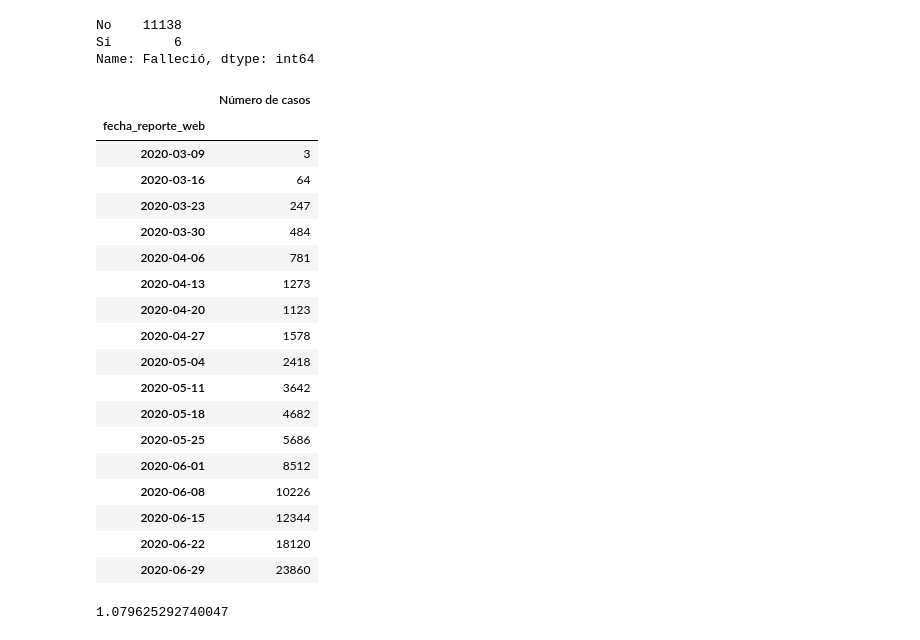
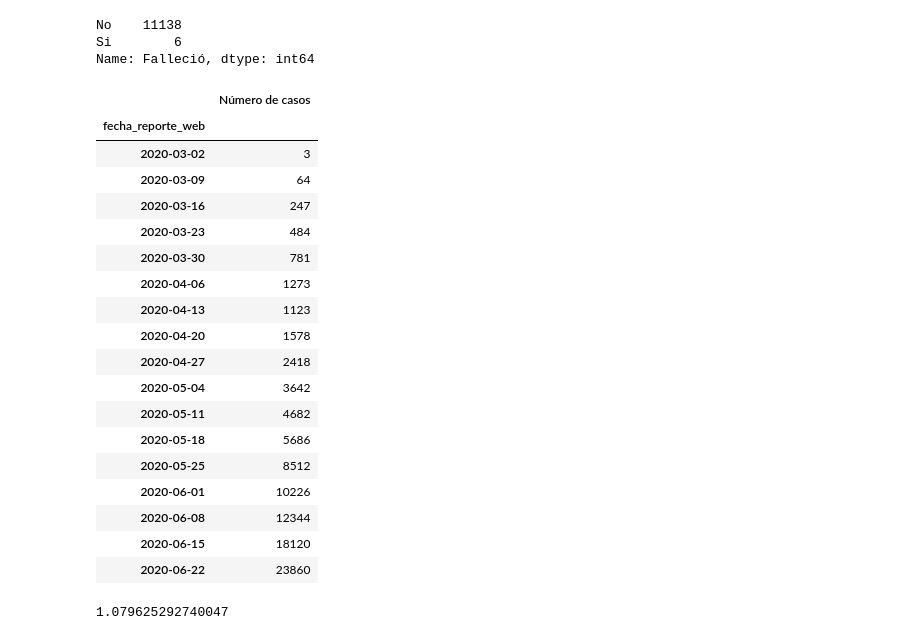
Before and after one commit to hhaydar/covid-col-streamlit, a Jupyter notebook: covid-col-streamlit.ipynb, the cells around one changed output. Saved outputs shown, nothing was run; the diff lists cells and outputs as text; code cells hidden in the pictures.

```diff
--- a/covid-col-streamlit.ipynb
+++ b/covid-col-streamlit.ipynb
@@ -151,29 +151,30 @@ import plotly.express as px
 fig = px.scatter(data[(data['Edad'] > 0)&(data['Días de tratamiento'] > 0)], x="Edad", y="Días de tratamiento", color='Falleció')
 fig.show()
 # %%
-dg1 = data.groupby([pd.Grouper(key='fecha_reporte_web', freq='W-MON')])['fecha_reporte_web'].count().to_frame()
+dg1 = data.groupby([pd.Grouper(key='fecha_reporte_web', freq='W-MON', label='left')])['fecha_reporte_web'].count().to_frame()
 dg1.rename(columns={'fecha_reporte_web':'Número de casos'}, inplace=True)
+dg1.drop(dg1.tail(1).index,inplace=True)
 dg1
 # %% [output]
 |  | Número de casos |
 | fecha_reporte_web |  |
-| 2020-03-09 | 3 |
-| 2020-03-16 | 64 |
-| 2020-03-23 | 247 |
-| 2020-03-30 | 484 |
-| 2020-04-06 | 781 |
-| 2020-04-13 | 1273 |
-| 2020-04-20 | 1123 |
-| 2020-04-27 | 1578 |
-| 2020-05-04 | 2418 |
-| 2020-05-11 | 3642 |
-| 2020-05-18 | 4682 |
-| 2020-05-25 | 5686 |
-| 2020-06-01 | 8512 |
-| 2020-06-08 | 10226 |
-| 2020-06-15 | 12344 |
-| 2020-06-22 | 18120 |
-| 2020-06-29 | 23860 |
+| 2020-03-02 | 3 |
+| 2020-03-09 | 64 |
+| 2020-03-16 | 247 |
+| 2020-03-23 | 484 |
+| 2020-03-30 | 781 |
+| 2020-04-06 | 1273 |
+| 2020-04-13 | 1123 |
+| 2020-04-20 | 1578 |
+| 2020-04-27 | 2418 |
+| 2020-05-04 | 3642 |
+| 2020-05-11 | 4682 |
+| 2020-05-18 | 5686 |
+| 2020-05-25 | 8512 |
+| 2020-06-01 | 10226 |
+| 2020-06-08 | 12344 |
+| 2020-06-15 | 18120 |
+| 2020-06-22 | 23860 |
 # %%
 #dg = data.groupby('fecha_reporte_web')['fecha_reporte_web'].agg(['count'])
 #dg.rename(columns={'count':'Número de casos'}, inplace=True)
```
Also changed, not shown: parts of 1 cell of this notebook, 1 other file.
